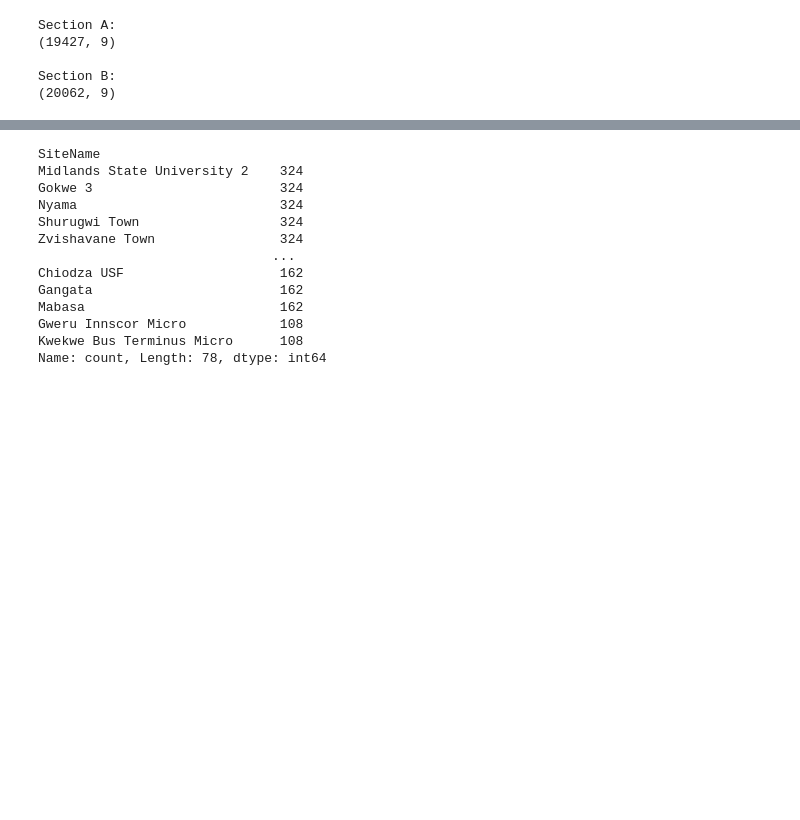
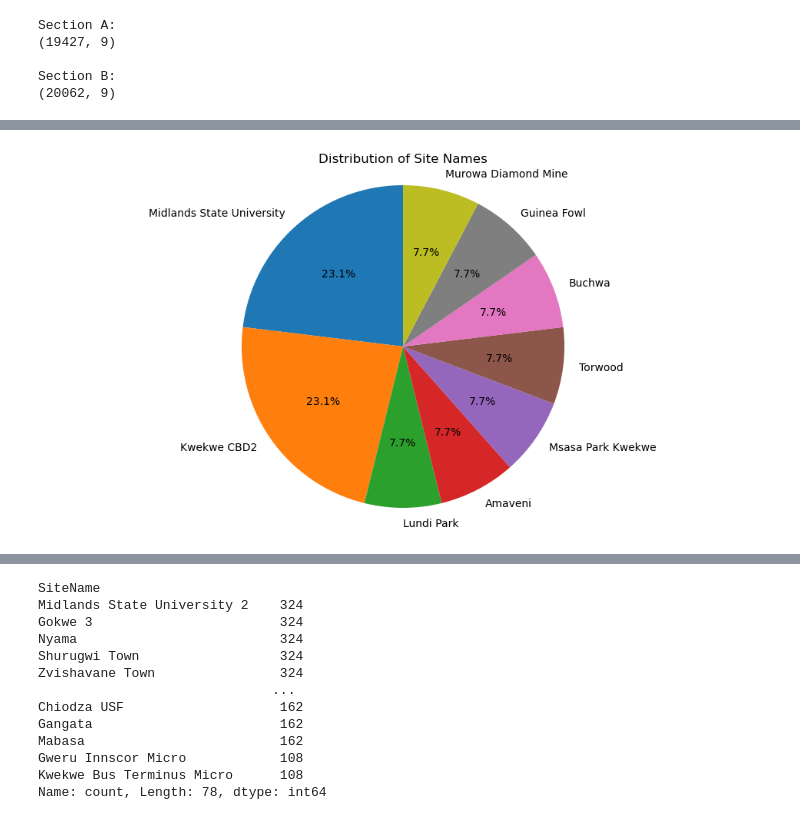
Before and after one commit to tkatyora/Hazel_kpi, a Jupyter notebook: model/AnaysisModel.ipynb, the cells around one changed output, grey strips where cells are left out. Drawn from its saved outputs; the diff is of its cells as text; code cells hidden in the pictures; blank space fills up the shorter version.

```diff
--- a/model/AnaysisModel.ipynb
+++ b/model/AnaysisModel.ipynb
@@ -330,0 +349,20 @@ Section B:
+# %%
+start_time = '2024-02-01'
+end_time = '2024-02-02'
+section = section_a
+filtered_df = section[
+    (section['Begin Time'] >= start_time) & (section['End Time'] <= end_time)
+]
+filtered_df_2 = filtered_df[(filtered_df['TotalTraffic'] >= 0) & (filtered_df['TotalTraffic'] <= 10) ]
+filtered_df_3 = filtered_df_2[(filtered_df_2['ServiceRate'] >= 0) & (filtered_df_2['ServiceRate'] <= 1) ]
+df_new = filtered_df_3.SiteName.value_counts()
+df_new.value_counts()
+
+
+plt.figure(figsize=(12, 6))
+plt.pie(df_new,labels=df_new.index,  autopct='%1.1f%%', startangle=90)
+plt.title('Distribution of Site Names')
+plt.axis('equal')
+plt.show()
+# %% [output]
+[figure, added]
```
Also changed, not shown: parts of 12 cells of this notebook.
